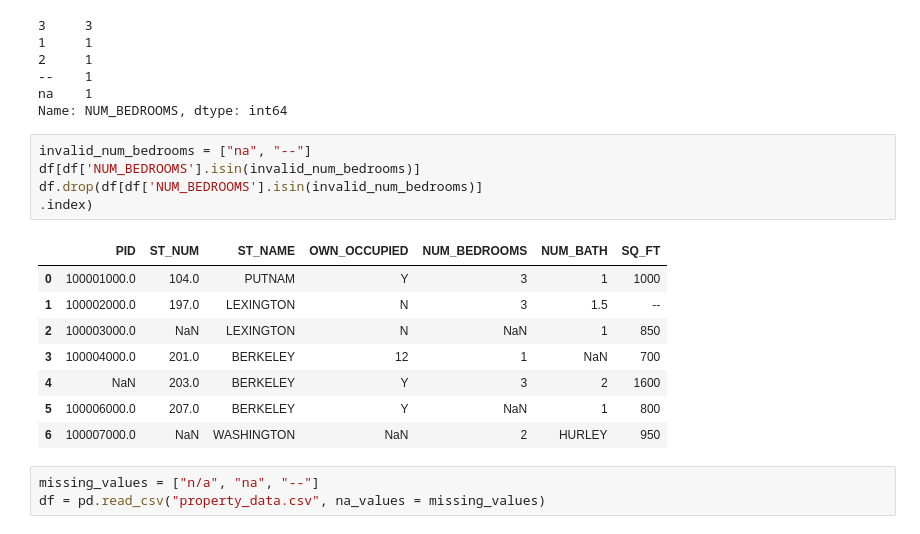
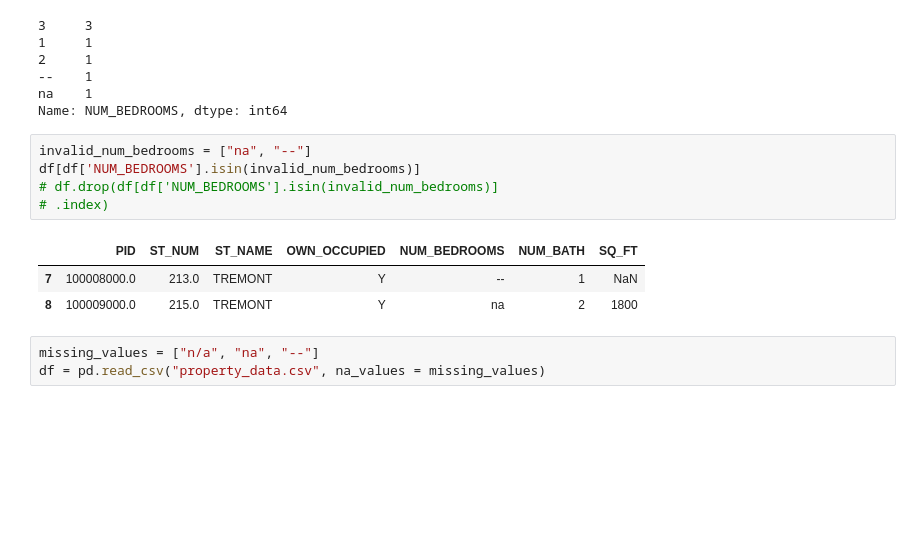
Before and after one commit to ghinakh/H8_001, a Jupyter notebook: Pertemuan 6/Ghina Khoerunnisa - Sesi 6 - Data Cleaning with Pandas.ipynb, the cells around one changed output. Saved outputs shown, nothing was run; the diff lists cells and outputs as text; blank space fills up the shorter version.

```diff
--- a/Pertemuan 6/Ghina Khoerunnisa - Sesi 6 - Data Cleaning with Pandas.ipynb
+++ b/Pertemuan 6/Ghina Khoerunnisa - Sesi 6 - Data Cleaning with Pandas.ipynb
@@ -123,17 +143,12 @@ Name: NUM_BEDROOMS, dtype: int64
 # %%
 invalid_num_bedrooms = ["na", "--"]
 df[df['NUM_BEDROOMS'].isin(invalid_num_bedrooms)]
-df.drop(df[df['NUM_BEDROOMS'].isin(invalid_num_bedrooms)]
-.index)
+# df.drop(df[df['NUM_BEDROOMS'].isin(invalid_num_bedrooms)]
+# .index)
 # %% [output]
 |  | PID | ST_NUM | ST_NAME | OWN_OCCUPIED | NUM_BEDROOMS | NUM_BATH | SQ_FT |
-| 0 | 100001000.0 | 104.0 | PUTNAM | Y | 3 | 1 | 1000 |
-| 1 | 100002000.0 | 197.0 | LEXINGTON | N | 3 | 1.5 | -- |
-| 2 | 100003000.0 | NaN | LEXINGTON | N | NaN | 1 | 850 |
-| 3 | 100004000.0 | 201.0 | BERKELEY | 12 | 1 | NaN | 700 |
-| 4 | NaN | 203.0 | BERKELEY | Y | 3 | 2 | 1600 |
-| 5 | 100006000.0 | 207.0 | BERKELEY | Y | NaN | 1 | 800 |
-| 6 | 100007000.0 | NaN | WASHINGTON | NaN | 2 | HURLEY | 950 |
+| 7 | 100008000.0 | 213.0 | TREMONT | Y | -- | 1 | NaN |
+| 8 | 100009000.0 | 215.0 | TREMONT | Y | na | 2 | 1800 |
 # %%
 missing_values = ["n/a", "na", "--"]
 df = pd.read_csv("property_data.csv", na_values = missing_values)
```
Also changed, not shown: parts of 24 cells of this notebook, 1 other file.
